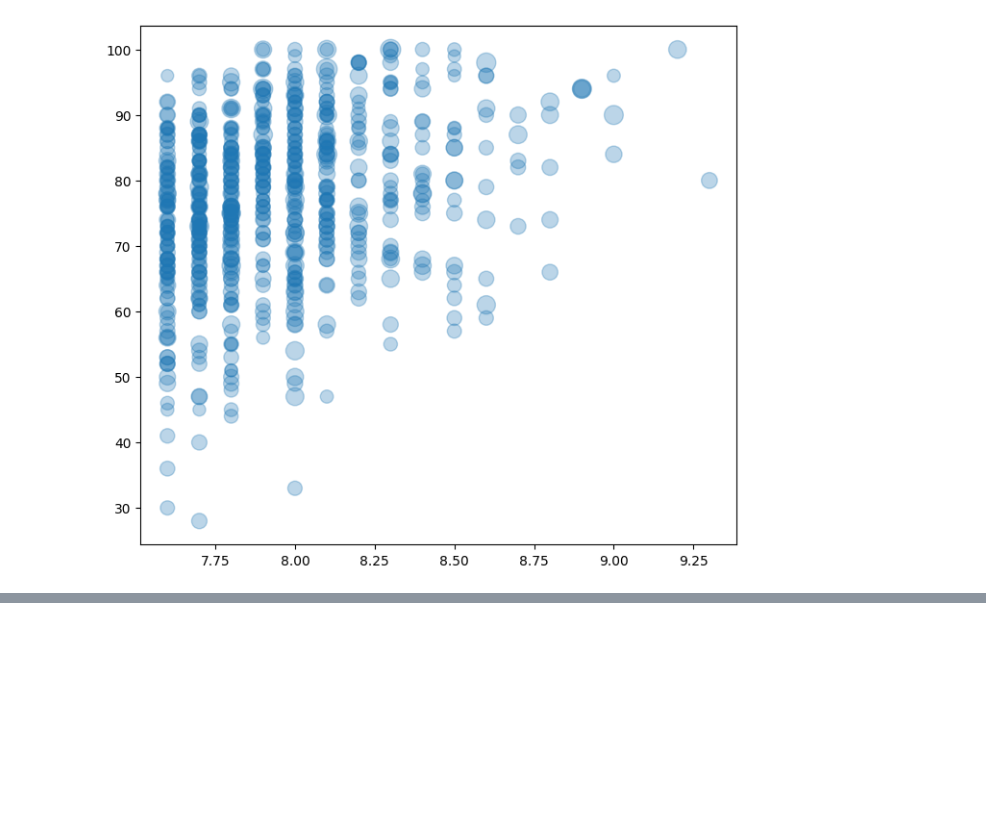
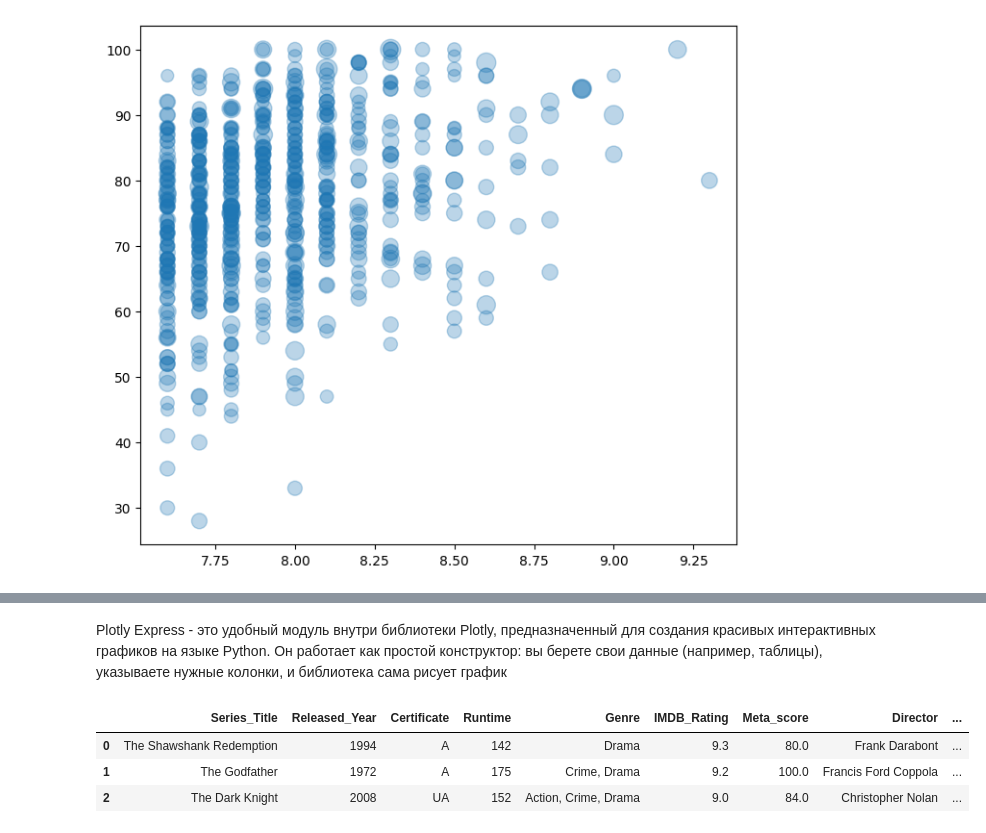
Before and after one commit to Jnesmey/Pipelines, a Jupyter notebook: Exploratory Data Analysis/Descriptive Statistics and Visualization.ipynb, the cells around one changed output, grey strips where cells are left out. Saved outputs shown, nothing was run; the diff lists cells and outputs as text; code cells hidden in the pictures; blank space fills up the shorter version.

```diff
--- a/Exploratory Data Analysis/Descriptive Statistics and Visualization.ipynb
+++ b/Exploratory Data Analysis/Descriptive Statistics and Visualization.ipynb
@@ -429 +412,10 @@ import plotly.graph_objs as go
+# %% [markdown]
+Plotly Express - это удобный модуль внутри библиотеки Plotly, предназначенный для создания красивых интерактивных графиков на языке Python. Он работает как простой конструктор: вы берете свои данные (например, таблицы), указываете нужные колонки, и библиотека сама рисует график
+# %%
+df.head(3)
+# %% [output]
+|  | Series_Title | Released_Year | Certificate | Runtime | Genre | IMDB_Rating | Meta_score | Director | ... |
+| 0 | The Shawshank Redemption | 1994 | A | 142 | Drama | 9.3 | 80.0 | Frank Darabont | ... |
+| 1 | The Godfather | 1972 | A | 175 | Crime, Drama | 9.2 | 100.0 | Francis Ford Coppola | ... |
+| 2 | The Dark Knight | 2008 | UA | 152 | Action, Crime, Drama | 9.0 | 84.0 | Christopher Nolan | ... |
 # %%
```
Also changed, not shown: parts of 16 cells of this notebook.
